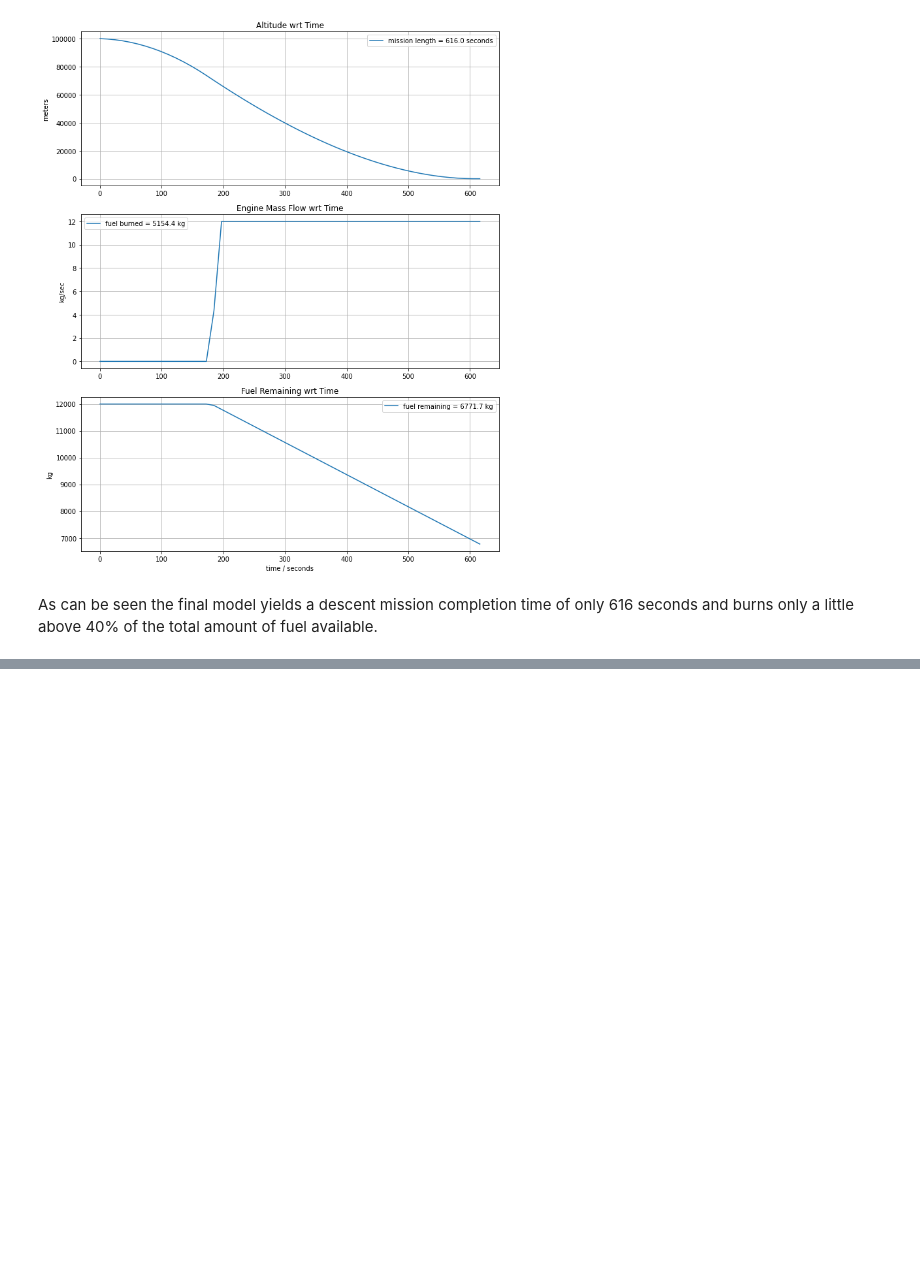
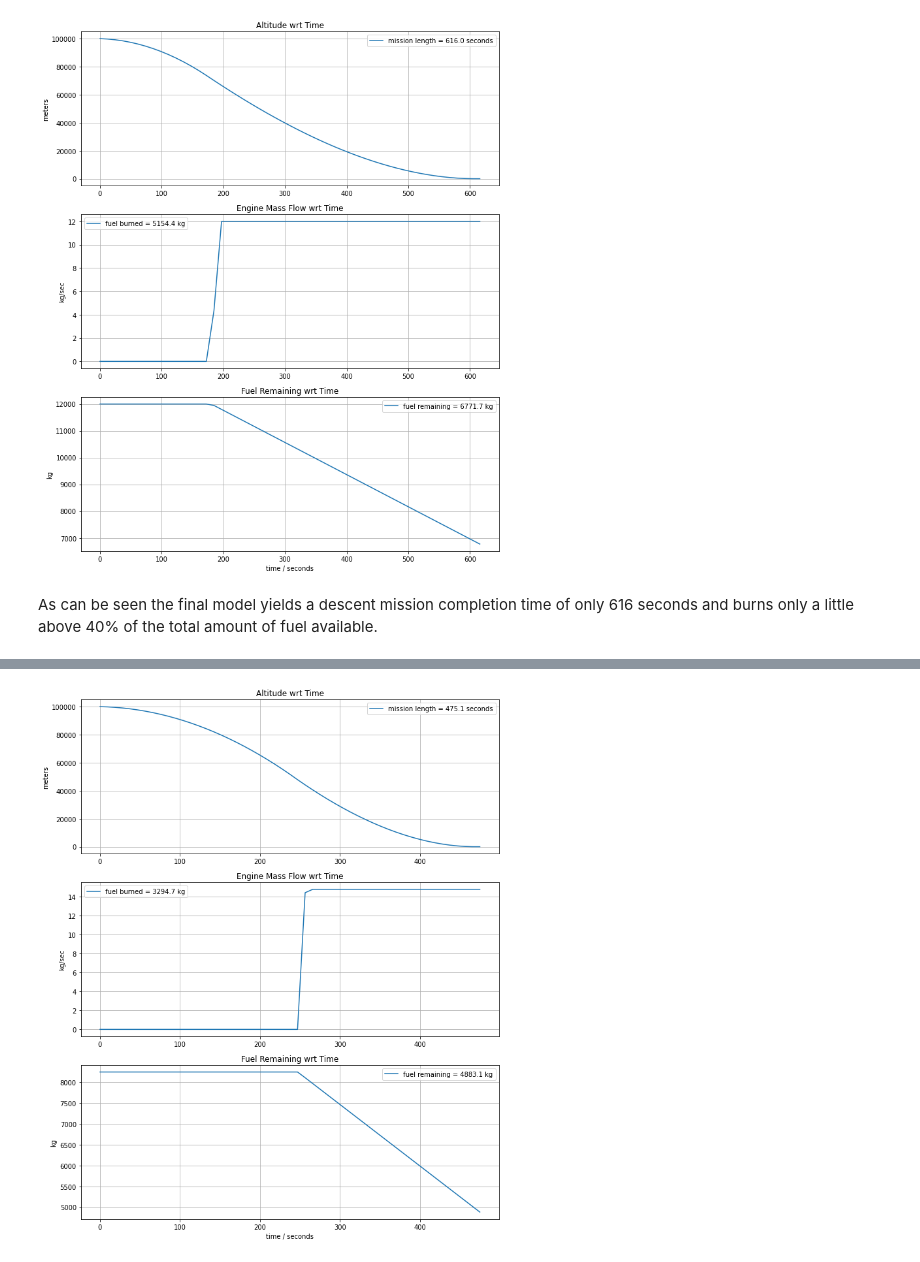
Before and after one commit to Rafsan7238/CSE474_Lab, a Jupyter notebook: Final Project/CSE474_Final_Project_Lunar_Landing_Control_Policy.ipynb, the cells around one changed output, grey strips where cells are left out. Drawn from its saved outputs; the diff is of its cells as text; code cells hidden in the pictures; blank space fills up the shorter version.

```diff
--- a/Final Project/CSE474_Final_Project_Lunar_Landing_Control_Policy.ipynb
+++ b/Final Project/CSE474_Final_Project_Lunar_Landing_Control_Policy.ipynb
@@ -532,0 +547,42 @@ As can be seen the final model yields a descent mission completion time of only
+# %%
+# lunar module
+mass_ascent_dry = 2445.0          # kg mass of ascent stage without fuel
+mass_ascent_fuel = 2376.0         # kg mass of ascent stage fuel
+mass_descent_dry = 2034.0         # kg mass of descent stage without fuel
+mass_descent_fuel = 8248.0        # kg mass of descent stage fuel
+
+mass_fuel = mass_descent_fuel
+mass_dry = mass_ascent_dry + mass_ascent_fuel + mass_descent_dry
+mass_total = mass_dry + mass_fuel
+
+# descent engine characteristics
+v_exhaust = 3050.0             # m/s
+u_max = 45050.0/v_exhaust      # 45050 newtons / exhaust velocity
+# %%
+m = ConcreteModel()
+m.t = ContinuousSet(bounds=(0, 1))
+m.h = Var(m.t, domain=NonNegativeReals)
+m.m = Var(m.t)
+m.u = Var(m.t, bounds=(0, u_max))
+m.T = Var(bounds=(50,3000))
+
+m.v = DerivativeVar(m.h, wrt=m.t)
+m.a = DerivativeVar(m.v, wrt=m.t)
+m.mdot = DerivativeVar(m.m, wrt=m.t)
+
+m.fuel = Integral(m.t, wrt=m.t, rule = lambda m, t: m.u[t]*m.T)
+m.obj = Objective(expr=m.fuel, sense=minimize)
+
+m.ode1 = Constraint(m.t, rule = lambda m, t: m.m[t]*m.a[t]/m.T**2 == -m.m[t]*g + v_exhaust*m.u[t])
+m.ode2 = Constraint(m.t, rule = lambda m, t: m.mdot[t]/m.T == -m.u[t])
+
+m.h[0].fix(height_initial)
+m.v[0].fix(-velocity_initial)
+m.m[0].fix(mass_total)
+
+m.h[1].fix(0)    # land on surface
+m.v[1].fix(0)    # soft landing
+
+solve_v3(m)
+# %% [output]
+[figure, added]
```
Also changed, not shown: parts of 4 cells of this notebook.
